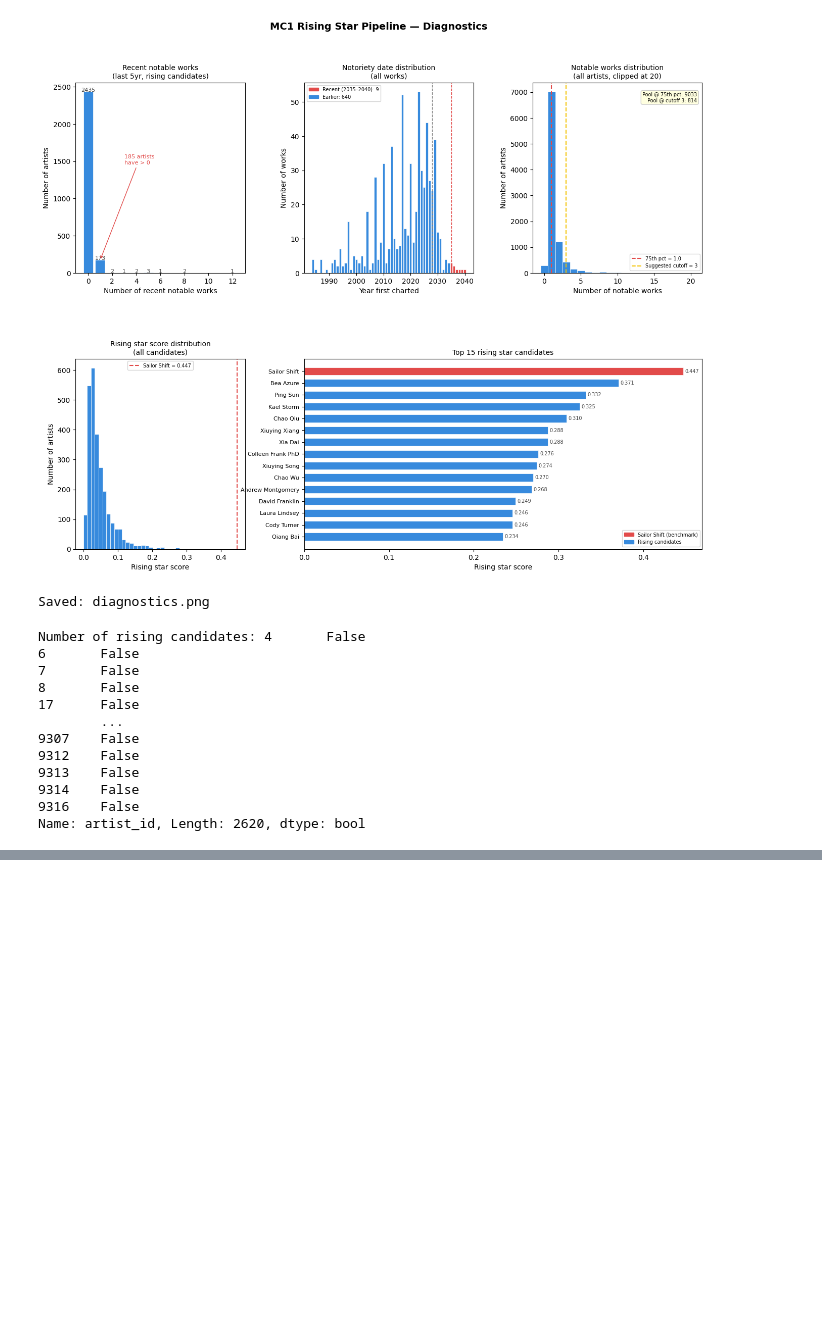
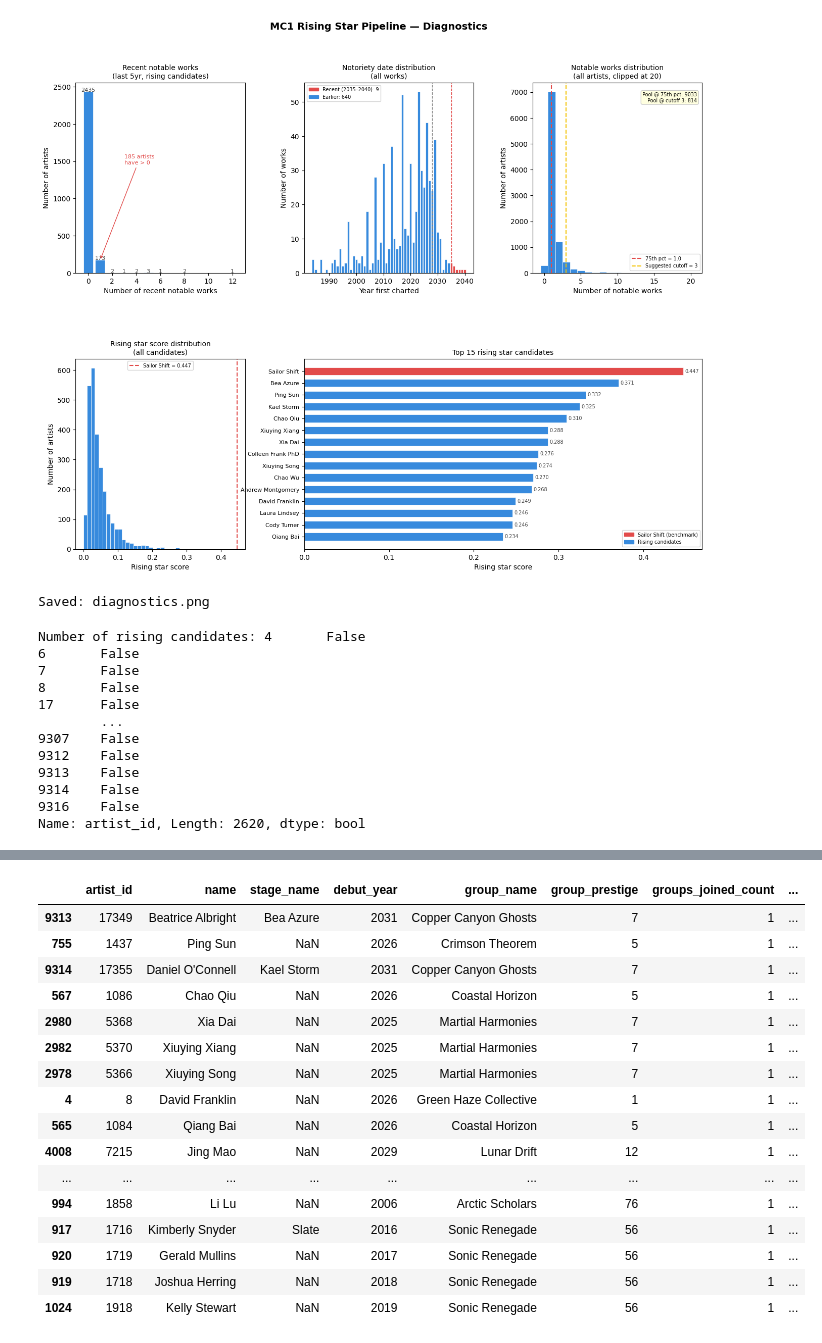
Before and after one commit to ac080/IS428_powerpuffs, a Jupyter notebook: Data Transformation Notebook/theme3_ver2/theme3_eda2.ipynb, the cells around one changed output, grey strips where cells are left out. Saved outputs shown, nothing was run; the diff lists cells and outputs as text; code cells hidden in the pictures; blank space fills up the shorter version.

```diff
--- a/Data Transformation Notebook/theme3_eda2.ipynb
+++ b/Data Transformation Notebook/theme3_ver2/theme3_eda2.ipynb
@@ -1867,0 +2345,79 @@ Name: artist_id, Length: 2620, dtype: bool
+# %%
+# Find other soloists who emerged from musical groups (like Sailor Shift)
+import pandas as pd
+
+# Fresh reads make this cell runnable independently
+nodes = pd.read_csv("../mc1_csv/mc1_nodes.csv")
+edges = pd.read_csv("../mc1_csv/mc1_edges.csv")
+metrics_enriched = pd.read_csv("artist_metrics_full.csv")
+rising_scored = pd.read_csv("rising_stars_scored.csv")
+
+persons = nodes[nodes["Node Type"] == "Person"][["id", "name", "stage_name"]].copy()
+groups = nodes[nodes["Node Type"] == "MusicalGroup"][["id", "name"]].copy()
+
+performer_of = edges[edges["Edge Type"] == "PerformerOf"][["source", "target"]].copy()
+member_of = edges[edges["Edge Type"] == "MemberOf"][["source", "target"]].copy()
+
+person_ids = set(persons["id"])
+
+# Soloist proxy: person has performed at least one work
+solo_counts = (
+    performer_of[performer_of["source"].isin(person_ids)]
+    .groupby("source")["target"]
+    .nunique()
+    .reset_index(name="solo_works_count")
+    .rename(columns={"source": "artist_id"})
+)
+
+# Group history: artist has at least one MemberOf edge
+group_history = (
+    member_of.groupby("source")["target"]
+    .nunique()
+    .reset_index(name="groups_joined_count")
+    .rename(columns={"source": "artist_id"})
+)
+
+# Build candidate table
+soloists_from_groups = (
+    metrics_enriched[["artist_id", "name", "stage_name", "debut_year", "group_name", "group_prestige", "was_in_group"]]
+    .merge(solo_counts, on="artist_id", how="left")
+    .merge(group_history, on="artist_id", how="left")
+    .merge(rising_scored[["artist_id", "rising_star_score"]], on="artist_id", how="left")
+)
+
+soloists_from_groups["solo_works_count"] = soloists_from_groups["solo_works_count"].fillna(0).astype(int)
+soloists_from_groups["groups_joined_count"] = soloists_from_groups["groups_joined_count"].fillna(0).astype(int)
+soloists_from_groups["was_in_group"] = soloists_from_groups["was_in_group"].fillna(False)
+
+# "Like Sailor Shift": has solo works + has group history
+soloists_from_groups = soloists_from_groups[
+    (soloists_from_groups["solo_works_count"] > 0) &
+    (soloists_from_groups["groups_joined_count"] > 0)
+].copy()
+
+# Exclude Sailor to find "other" artists
+others_like_sailor = soloists_from_groups[
+    soloists_from_groups["name"] != "Sailor Shift"
+].copy()
+
+# Rank by rising score first, then group prestige
+others_like_sailor = others_like_sailor.sort_values(
+    ["rising_star_score", "group_prestige", "solo_works_count"],
+    ascending=False,
+    na_position="last"
+)
+
+print(f"Total soloists with group history: {len(soloists_from_groups)}")
+print(f"Other artists like Sailor Shift: {len(others_like_sailor)}")
+
+display_cols = [
+    "artist_id", "name", "stage_name", "debut_year",
+    "group_name", "group_prestige", "groups_joined_count",
+    "solo_works_count", "rising_star_score"
+]
+
+print("\nTop 20 others like Sailor Shift:")
+print(others_like_sailor[display_cols].head(20).to_string(index=False))
+
+others_like_sailor[display_cols].head(50)
+# %% [output]
@@ -1867,0 +2441,17 @@ Name: artist_id, Length: 2620, dtype: bool
+|  | artist_id | name | stage_name | debut_year | group_name | group_prestige | groups_joined_count | ... |
+| 9313 | 17349 | Beatrice Albright | Bea Azure | 2031 | Copper Canyon Ghosts | 7 | 1 | ... |
+| 755 | 1437 | Ping Sun | NaN | 2026 | Crimson Theorem | 5 | 1 | ... |
+| 9314 | 17355 | Daniel O'Connell | Kael Storm | 2031 | Copper Canyon Ghosts | 7 | 1 | ... |
+| 567 | 1086 | Chao Qiu | NaN | 2026 | Coastal Horizon | 5 | 1 | ... |
+| 2980 | 5368 | Xia Dai | NaN | 2025 | Martial Harmonies | 7 | 1 | ... |
+| 2982 | 5370 | Xiuying Xiang | NaN | 2025 | Martial Harmonies | 7 | 1 | ... |
+| 2978 | 5366 | Xiuying Song | NaN | 2025 | Martial Harmonies | 7 | 1 | ... |
+| 4 | 8 | David Franklin | NaN | 2026 | Green Haze Collective | 1 | 1 | ... |
+| 565 | 1084 | Qiang Bai | NaN | 2026 | Coastal Horizon | 5 | 1 | ... |
+| 4008 | 7215 | Jing Mao | NaN | 2029 | Lunar Drift | 12 | 1 | ... |
+| ... | ... | ... | ... | ... | ... | ... | ... | ... |
+| 994 | 1858 | Li Lu | NaN | 2006 | Arctic Scholars | 76 | 1 | ... |
+| 917 | 1716 | Kimberly Snyder | Slate | 2016 | Sonic Renegade | 56 | 1 | ... |
+| 920 | 1719 | Gerald Mullins | NaN | 2017 | Sonic Renegade | 56 | 1 | ... |
+| 919 | 1718 | Joshua Herring | NaN | 2018 | Sonic Renegade | 56 | 1 | ... |
+| 1024 | 1918 | Kelly Stewart | NaN | 2019 | Sonic Renegade | 56 | 1 | ... |
```
Also changed, not shown: parts of 17 cells of this notebook, 41 other files.
